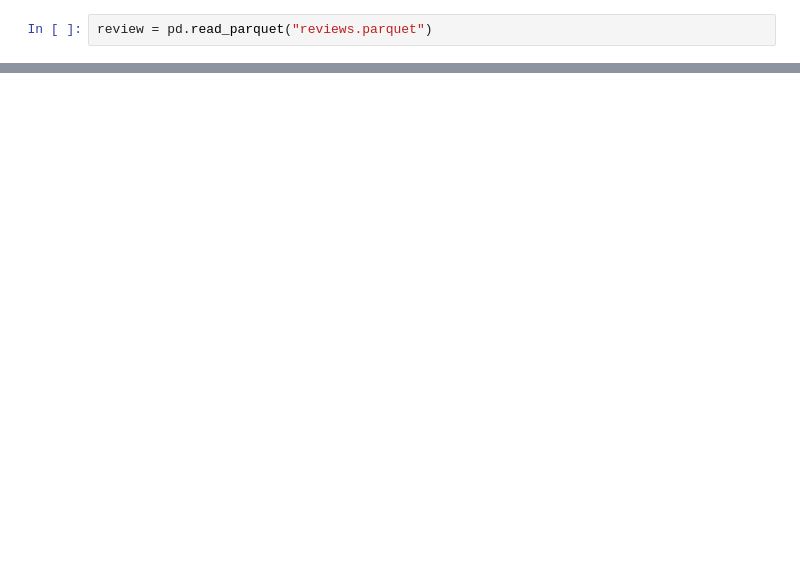
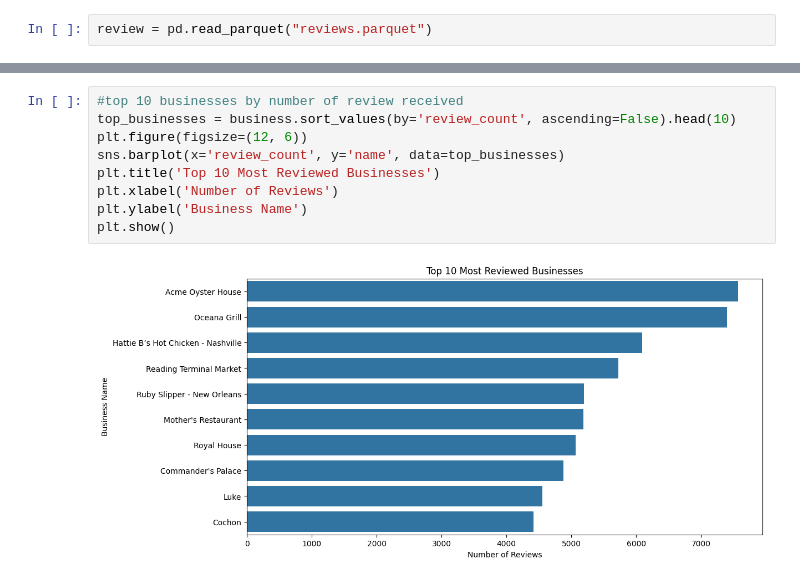
Before and after one commit to BARATZL/Text_mining_reviews, a Jupyter notebook: 820_process.ipynb, the cells around one changed output, grey strips where cells are left out. Cells and saved outputs as stored; diff of their text form; blank space fills up the shorter version.

```diff
--- a/820_process.ipynb
+++ b/820_process.ipynb
@@ -35,0 +173,11 @@ review.head()
+# %%
+#top 10 businesses by number of review received
+top_businesses = business.sort_values(by='review_count', ascending=False).head(10)
+plt.figure(figsize=(12, 6))
+sns.barplot(x='review_count', y='name', data=top_businesses)
+plt.title('Top 10 Most Reviewed Businesses')
+plt.xlabel('Number of Reviews')
+plt.ylabel('Business Name')
+plt.show()
+# %% [output]
+[figure, added]
```
Also changed, not shown: parts of 24 cells of this notebook.
